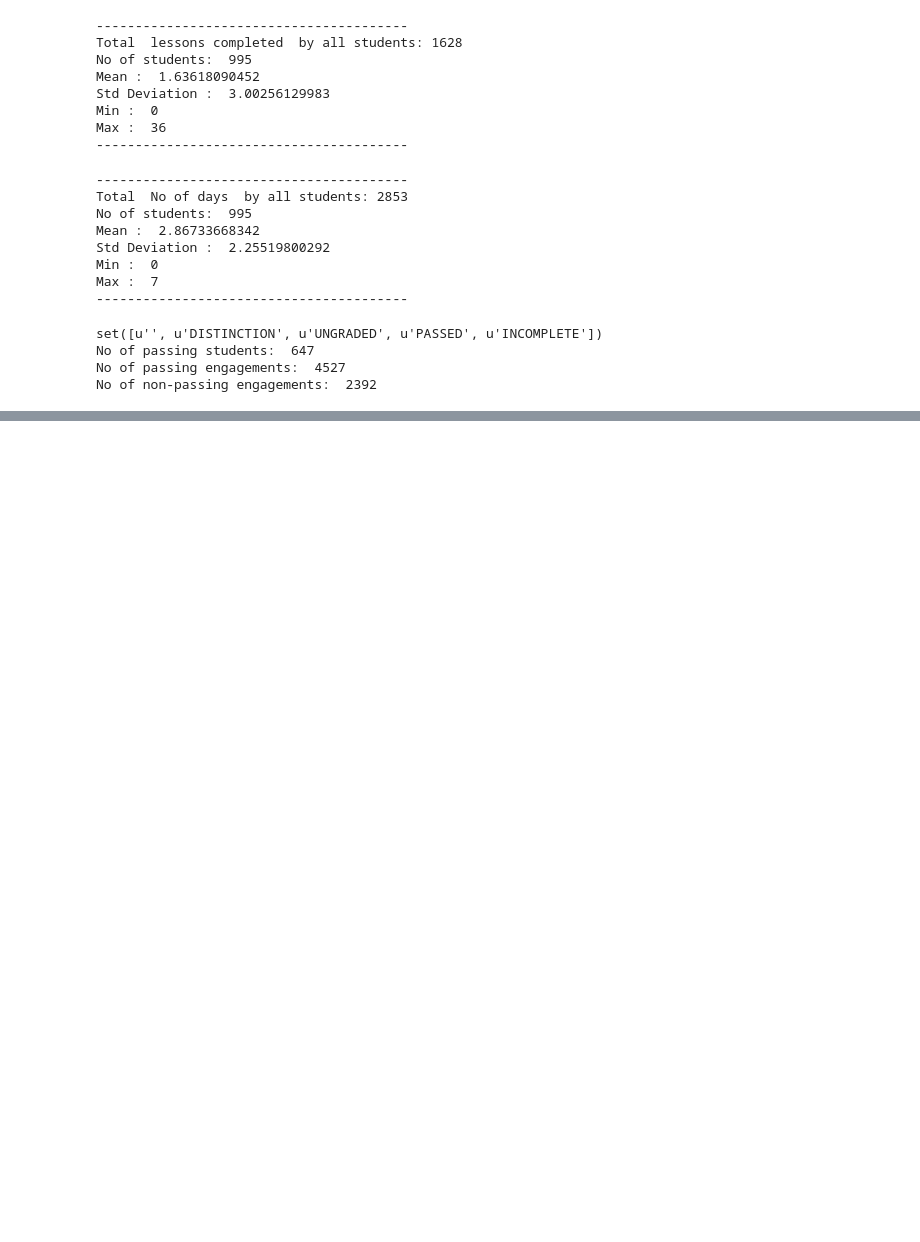
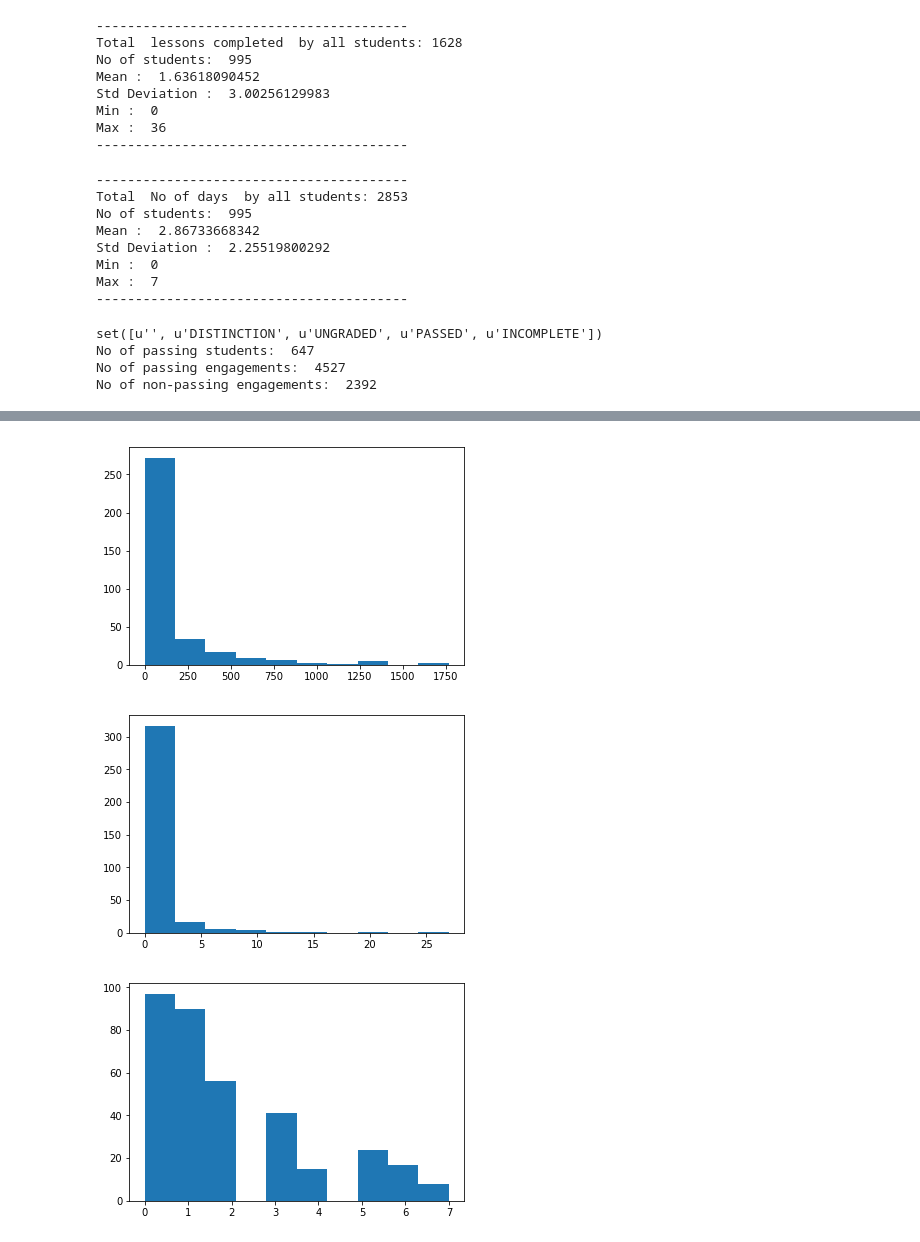
Before and after one commit to sathishkumar294/DAND-Udacity, a Jupyter notebook: Lesson_3_Data_Analytics_Process/L3.ipynb, the cells around one changed output, grey strips where cells are left out. Drawn from its saved outputs; the diff is of its cells as text; code cells hidden in the pictures; blank space fills up the shorter version.

```diff
--- a/Lesson_3_Data_Analytics_Process/L3.ipynb
+++ b/Lesson_3_Data_Analytics_Process/L3.ipynb
@@ -433,0 +460,8 @@ No of non-passing engagements:  2392
+# %%
+non_passing_engagements_grouped = group_by_field(non_passing_engagement, 'account_key')
+minutes_in_non_passing_engagements = get_totaled_data_by_field(non_passing_engagements_grouped, 'total_minutes_visited')
+lessons_completed_in_non_passing_engagements = get_totaled_data_by_field(non_passing_engagements_grouped, 'lessons_completed')
+days_spent_in_non_passing_engagements = get_totaled_data_by_field(non_passing_engagements_grouped, 'has_visited')
+get_Stats(minutes_in_non_passing_engagements, 'Minutes spent by non-passing students engagements')
+get_Stats(lessons_completed_in_non_passing_engagements, 'Lessons completed by non-passing students engagements')
+get_Stats(days_spent_in_non_passing_engagements, 'Days spent by non-passing students engagements')
@@ -433,0 +501,11 @@ No of non-passing engagements:  2392
+# %%
+plt.hist(minutes_in_non_passing_engagements.values())
+plt.show()
+plt.hist(lessons_completed_in_non_passing_engagements.values())
+plt.show()
+plt.hist(days_spent_in_non_passing_engagements.values())
+plt.show()
+# %% [output]
+[figure, added]
+[figure, added]
+[figure, added]
```
Also changed, not shown: parts of 3 cells of this notebook.
